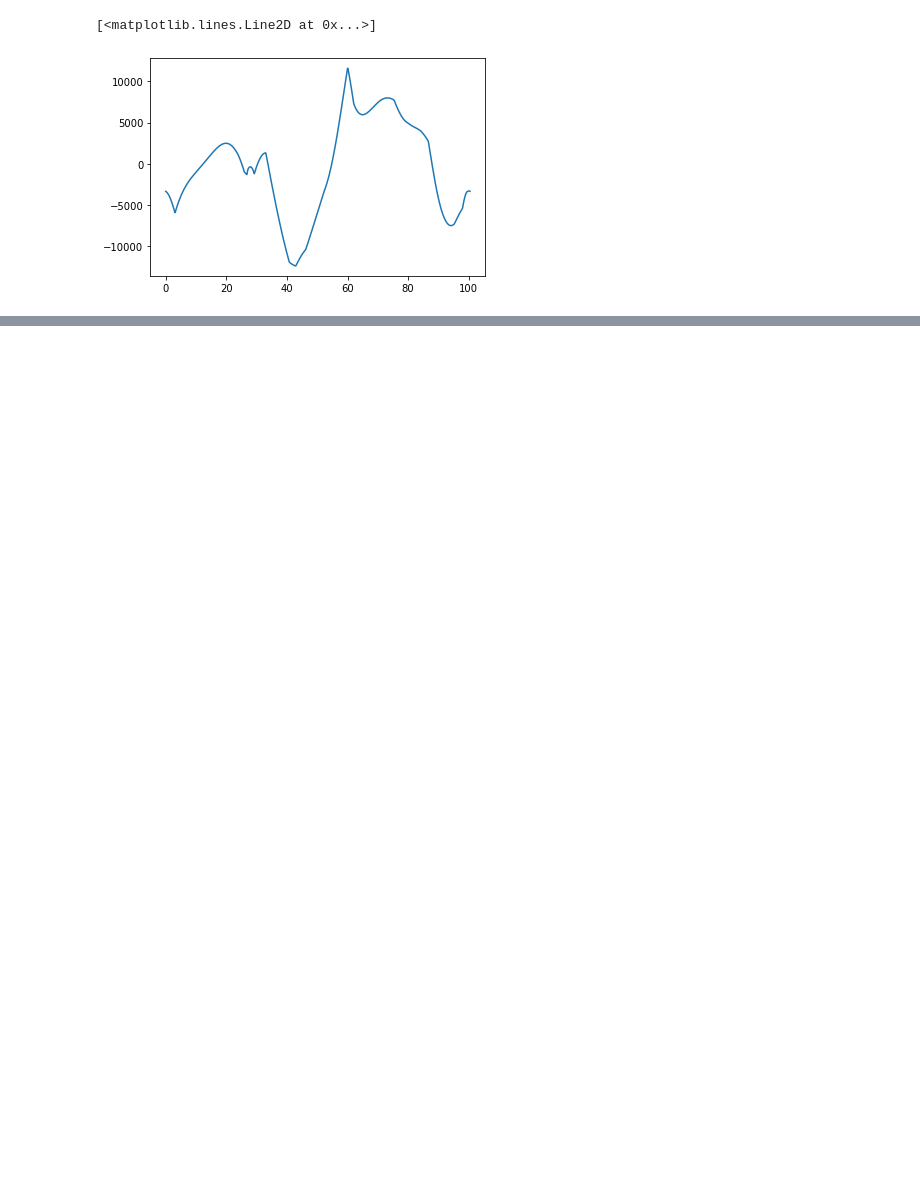
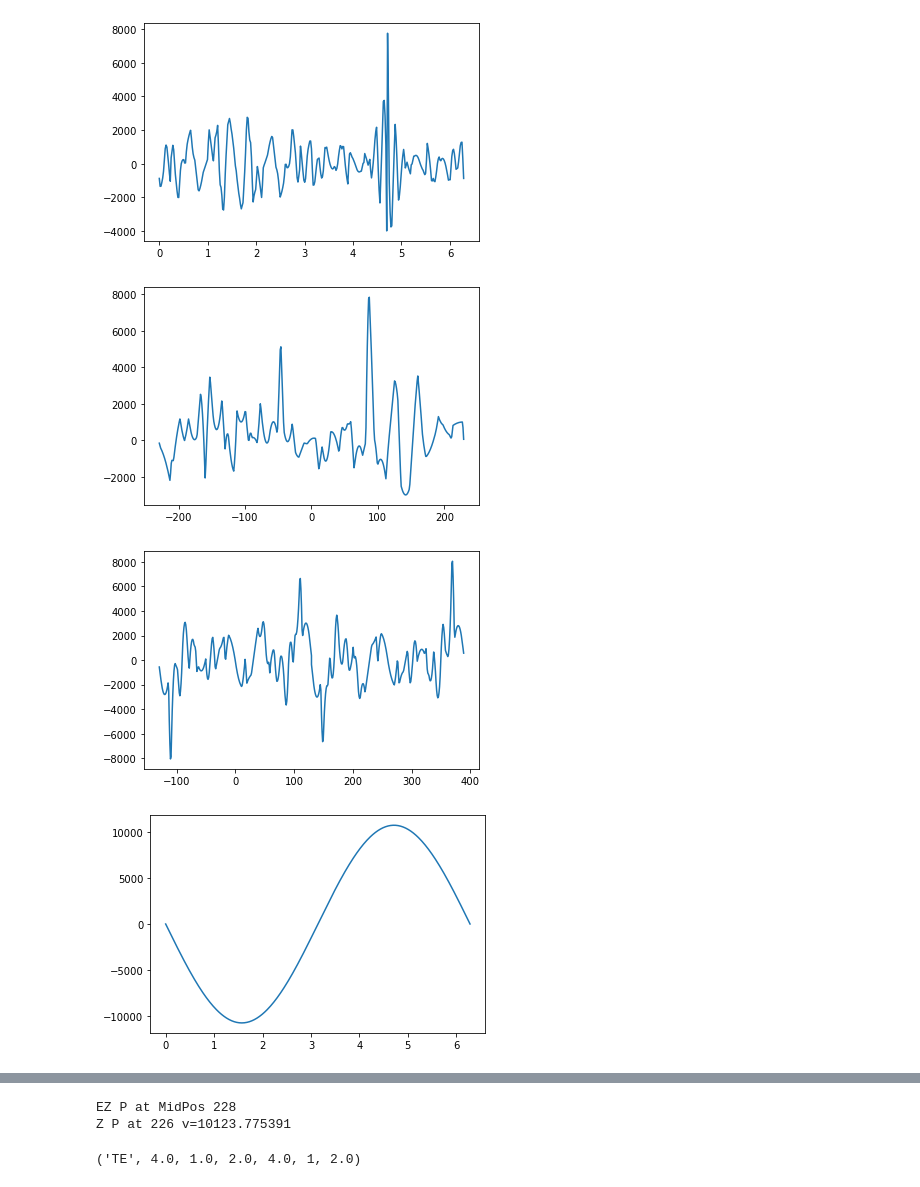
Before and after one commit to wzmsykk/cst_tools, a Jupyter notebook: utils/mode_base.ipynb, the cells around one changed output, grey strips where cells are left out. Drawn from its saved outputs; the diff is of its cells as text; code cells hidden in the pictures; blank space fills up the shorter version.

Commit message:
first mode utils

```diff
--- a/utils/mode_base.ipynb
+++ b/utils/mode_base.ipynb
@@ -29,0 +12,3 @@ MODE:99 Type:TE Freq:2491.7903  TEMCoff:0.020970        custType:TE
+# %%
+result_stats(result_dir=r"\\WIN-232\pillbox_result\pillbox_modes_00")
+result_dir=r"\\WIN-232\pillbox_result\pillbox_modes_00"
@@ -47,18 +52,0 @@ import matplotlib.pyplot as plt
-# %%
-resultdir=r"\\172.1.10.232\pillbox_modes"
-modeindex=8
-ex,erc,efc,hx,hrc,hfc=rcomp_fcomp_alone_xyplane_circle(r"\\172.1.10.232\pillbox_modes",1)
-x_hz_lin,y_hz_lin=read_field1D(r"\\172.1.10.232\pillbox_modes\Mode_2_HZ_Z.txt")
-x_e_cir,y_er_cir,y_ef_cir,x_h_cir,y_hr_cir,y_hf_cir=rcomp_fcomp_alone_xyplane_circle(resultdir,modeindex)
-x_e_rad,y_er_rad,y_ef_rad,x_h_rad,y_hr_rad,y_hf_rad=rcomp_fcomp_alone_xyplane_radius(resultdir,modeindex)
-x_e_lin,y_er_lin,y_ef_lin,x_h_lin,y_hr_lin,y_hf_lin=rcomp_fcomp_alone_zaxis_line(resultdir,modeindex)
-
-y_ef_lin2=np.concatenate([-y_ef_lin,y_ef_lin])
-x_e_lin2=np.concatenate([x_e_lin,x_e_lin+np.max(x_e_lin)])
-y_hf_lin2=np.concatenate([-y_hf_lin,y_hf_lin])
-x_h_lin2=np.concatenate([x_h_lin,x_h_lin+np.max(x_h_lin)])
-# %%
-plt.plot(x_e_cir,y_er_cir)
-# %% [output]
-[<matplotlib.lines.Line2D at 0x...>]
-[figure, removed]
@@ -74,0 +144,7 @@ def mode_type_full(resultdir,modeindex):
+# %%
+showModePlot(result_dir,4)
+# %% [output]
+[figure, added]
+[figure, added]
+[figure, added]
+[figure, added]
@@ -74,0 +306,6 @@ def mode_type_full(resultdir,modeindex):
+# %%
+mode_type_full(result_dir,27)
+# %% [output]
+EZ P at MidPos 228
+Z P at 226 v=10123.775391
+('TE', 4.0, 1.0, 2.0, 4.0, 1, 2.0)
```
Also changed, not shown: parts of 16 cells of this notebook, 17 other files.
